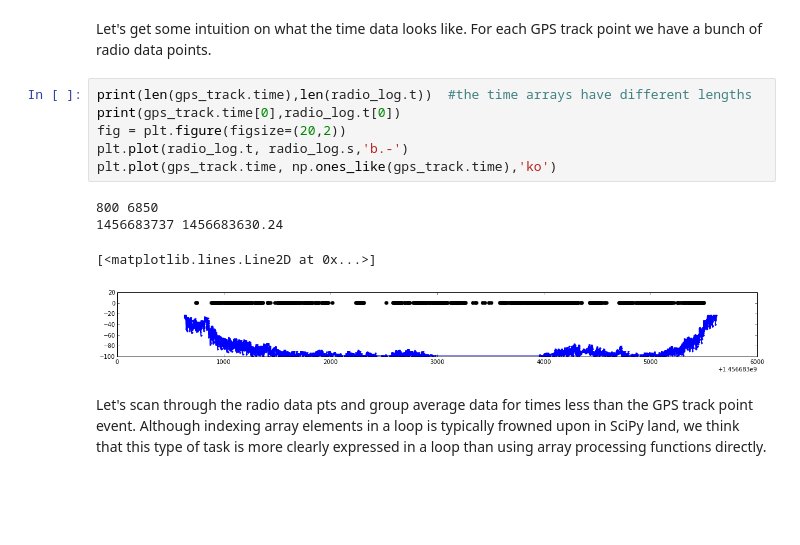
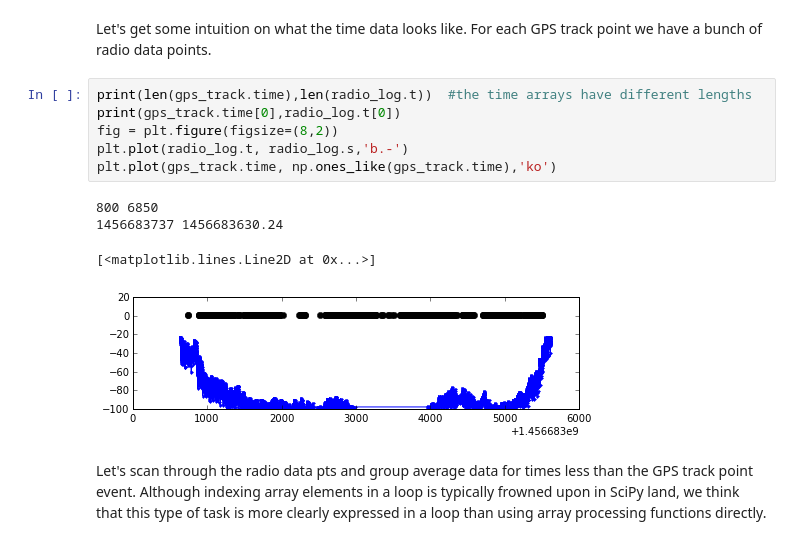
Before and after one commit to p-v-o-s/rssi-map, a Jupyter notebook: timing_match.ipynb, the cells around one changed output. Saved outputs shown, nothing was run; the diff lists cells and outputs as text; blank space fills up the shorter version.

Commit message:
fixing figsize for better github display

```diff
--- a/timing_match.ipynb
+++ b/timing_match.ipynb
@@ -28,14 +28,14 @@ Let's get some intuition on what the time data looks like. For each GPS track po
 # %%
 print(len(gps_track.time),len(radio_log.t))  #the time arrays have different lengths
 print(gps_track.time[0],radio_log.t[0])
-fig = plt.figure(figsize=(20,2))
+fig = plt.figure(figsize=(8,2))
 plt.plot(radio_log.t, radio_log.s,'b.-')
 plt.plot(gps_track.time, np.ones_like(gps_track.time),'ko')
 # %% [output]
 800 6850
 1456683737 1456683630.24
 [<matplotlib.lines.Line2D at 0x...>]
-[figure, old version]
+[figure, new version]
 # %% [markdown]
 Let's scan through the radio data pts and group average data for times less than the GPS track point event. Although indexing array elements in a loop is typically frowned upon in SciPy land, we think that this type of task is more clearly expressed in a loop than using array processing functions directly.
 # %%
```
Also changed, not shown: parts of 1 cell of this notebook.
